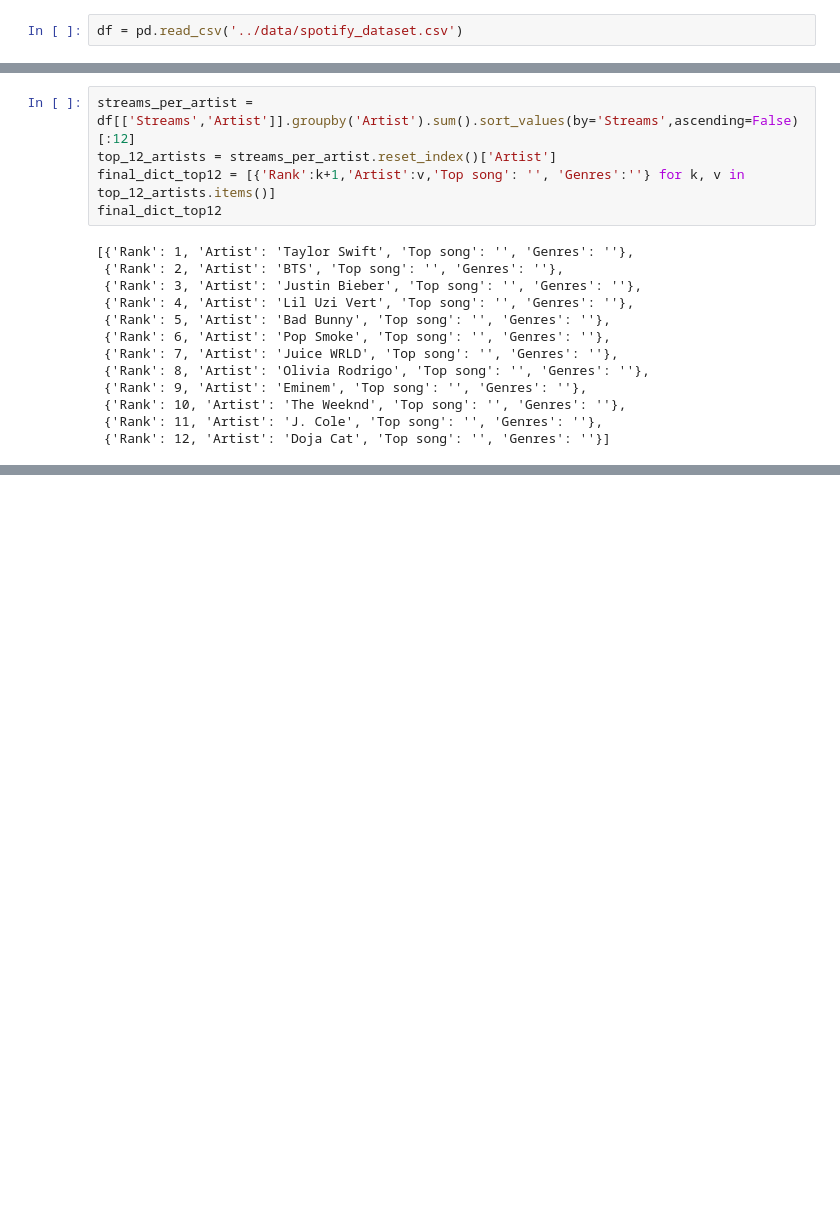
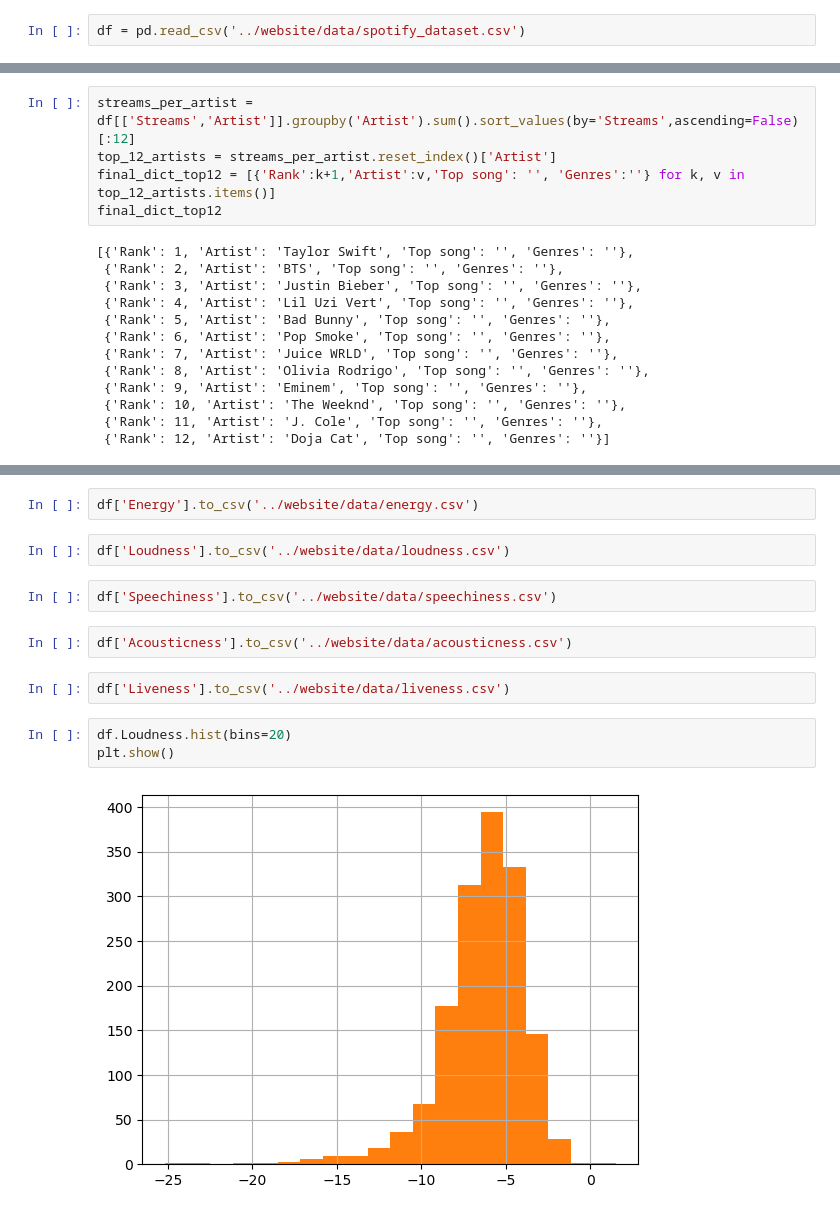
Before and after one commit to com-480-data-visualization/datavis-project-2022-pamama, a Jupyter notebook: eda/EDA_spotifiy.ipynb, the cells around one changed output, grey strips where cells are left out. Saved outputs shown, nothing was run; the diff lists cells and outputs as text; blank space fills up the shorter version.

```diff
--- a/eda/EDA_spotifiy.ipynb
+++ b/eda/EDA_spotifiy.ipynb
@@ -10,7 +10,7 @@ import openpyxl
 import squarify
 plt.rcParams.update(plt.rcParamsDefault)
 # %%
-df = pd.read_csv('../data/spotify_dataset.csv')
+df = pd.read_csv('../website/data/spotify_dataset.csv')
 # %%
 df.head()
 # %% [output]
@@ -520,0 +535,15 @@ final_final['Artist'][0]['Artist']
+# %%
+df['Energy'].to_csv('../website/data/energy.csv')
+# %%
+df['Loudness'].to_csv('../website/data/loudness.csv')
+# %%
+df['Speechiness'].to_csv('../website/data/speechiness.csv')
+# %%
+df['Acousticness'].to_csv('../website/data/acousticness.csv')
+# %%
+df['Liveness'].to_csv('../website/data/liveness.csv')
+# %%
+df.Loudness.hist(bins=20)
+plt.show()
+# %% [output]
+[figure, added]
```
Also changed, not shown: parts of 21 cells of this notebook, 17 other files.
